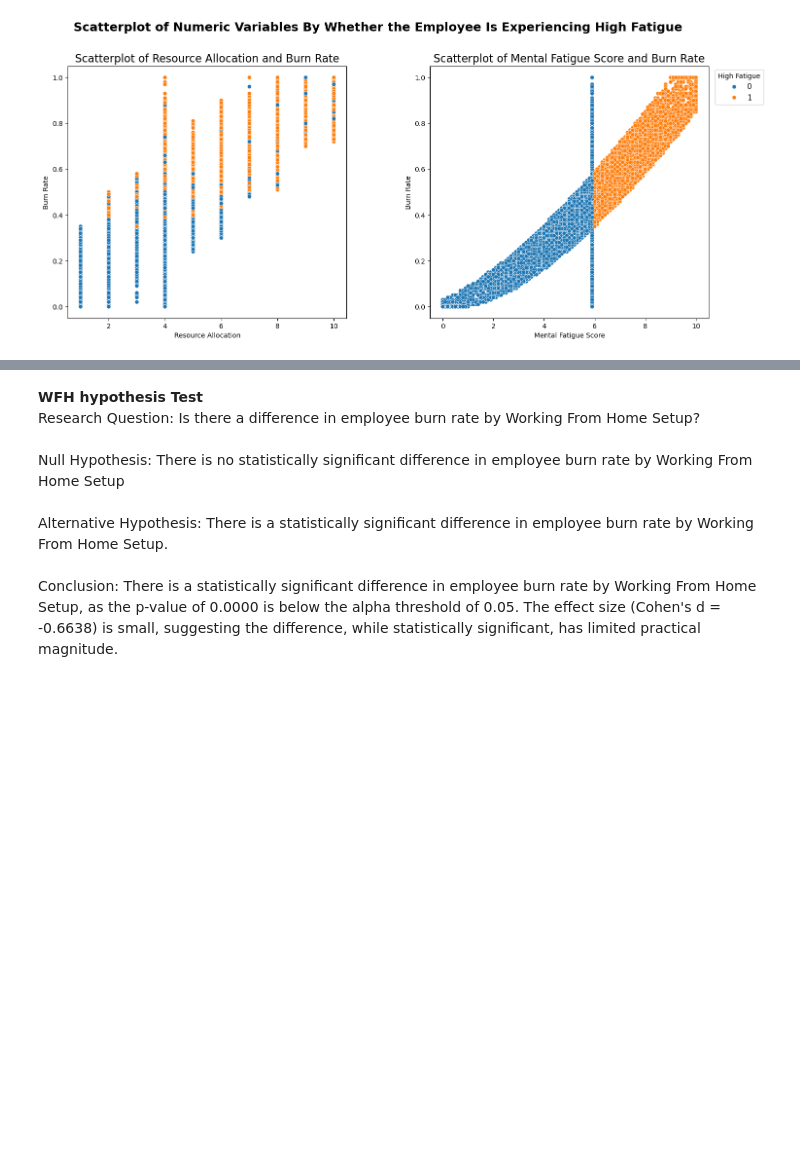
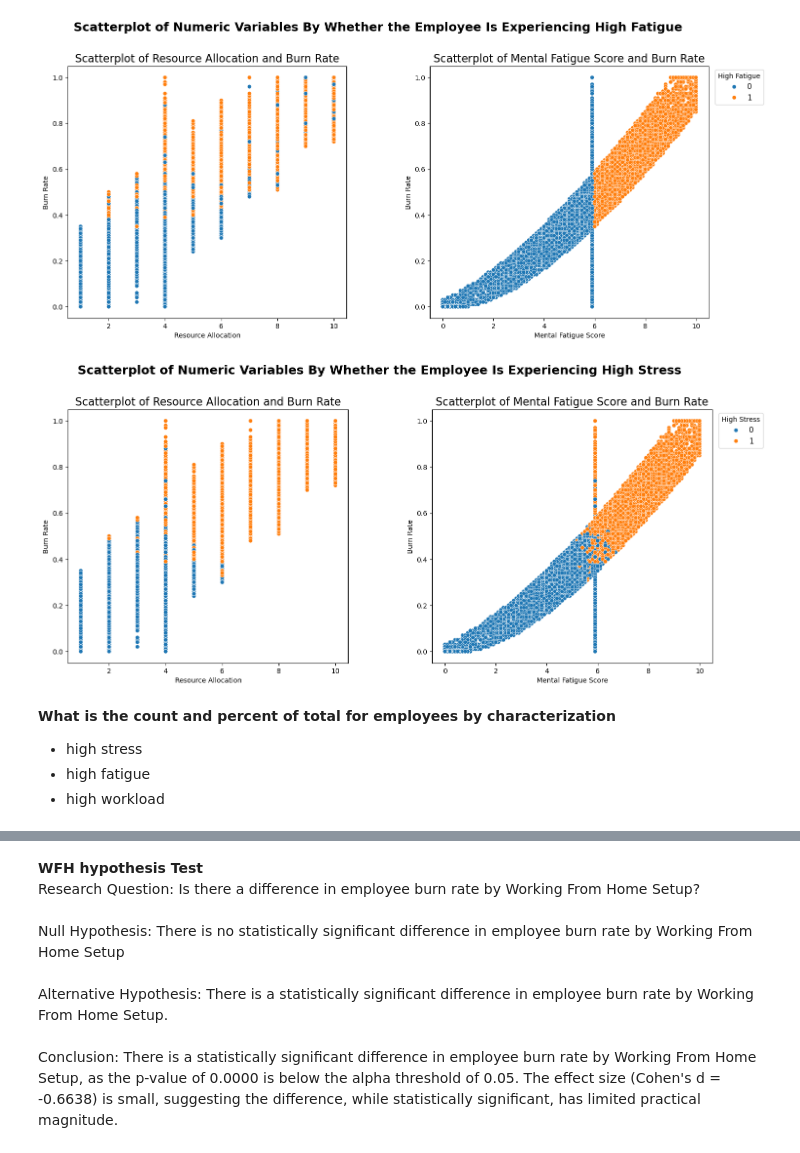
Before and after one commit to avakilov/Capstone-Project-DSC-288R, a Jupyter notebook: Milestone3_code_rundown.ipynb, the cells around one changed output, grey strips where cells are left out. Cells and saved outputs as stored; diff of their text form; code cells hidden in the pictures; blank space fills up the shorter version.

```diff
--- a/Milestone3_code_rundown.ipynb
+++ b/Milestone3_code_rundown.ipynb
@@ -274,6 +274,10 @@ df_median["High Fatigue"] = np.where(
 df_median["Stress Index"] = (
     0.7 * df_median["Mental Fatigue Score"] + 0.3 * df_median["Resource Allocation"]
 )
+
+df_median["High Stress"] = np.where(df_median["Stress Index"] > df_median["Stress Index"].median(), 1, 0)
+
+df_median["High Burn Rate"] = np.where(df_median["Burn Rate"] > df_median["Burn Rate"].median(), 1, 0)
 
 
 # -----------------------------
@@ -308,6 +312,10 @@ df_prob["Stress Index"] = (
     0.7 * df_prob["Mental Fatigue Score"] + 0.3 * df_prob["Resource Allocation"]
 )
 
+df_prob["High Stress"] = np.where(df_prob["Stress Index"] > df_prob["Stress Index"].median(), 1, 0)
+
+df_prob["High Burn Rate"] = np.where(df_prob["Burn Rate"] > df_prob["Burn Rate"].median(), 1, 0)
+
 print("Median-imputed + engineered + scaled dataset preview:")
 print(df_median.head())
 
@@ -500,3 +525,25 @@ plt.subplots_adjust(hspace=0.2, wspace=0.3, top=0.85)
 plt.show()
 # %% [output]
 [figure]
+# %%
+fig, axes = plt.subplots(1, 2, figsize=(17, 7))
+
+sns.scatterplot(data=df_median, x="Resource Allocation", y="Burn Rate", hue="High Stress", ax=axes[0], legend=False)
+sns.scatterplot(data=df_median, x="Mental Fatigue Score", y="Burn Rate", hue="High Stress", ax=axes[1], legend=True)
+
+axes[0].set_title("Scatterplot of Resource Allocation and Burn Rate", fontsize=16)
+axes[1].set_title("Scatterplot of Mental Fatigue Score and Burn Rate", fontsize=16)
+
+axes[1].legend(title="High Stress",
+               bbox_to_anchor=(1.01, 1), loc="upper left", fontsize=11)
+
+fig.suptitle("Scatterplot of Numeric Variables By Whether the Employee Is Experiencing High Stress", fontsize=18, fontweight="bold", y=0.98)
+plt.subplots_adjust(hspace=0.2, wspace=0.3, top=0.85)
+plt.show()
+# %% [output]
+[figure, added]
+# %% [markdown]
+**What is the count and percent of total for employees by characterization**
+- high stress
+- high fatigue
+- high workload
```
Also changed, not shown: parts of 11 cells of this notebook.
